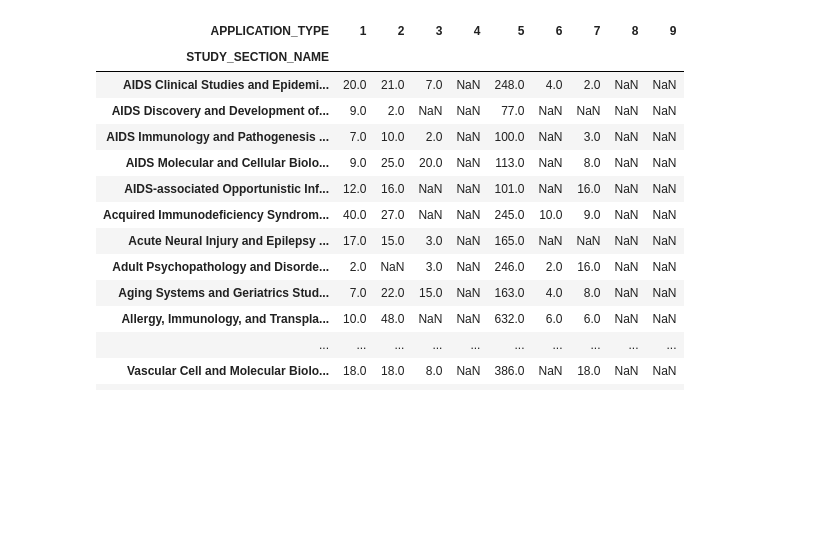
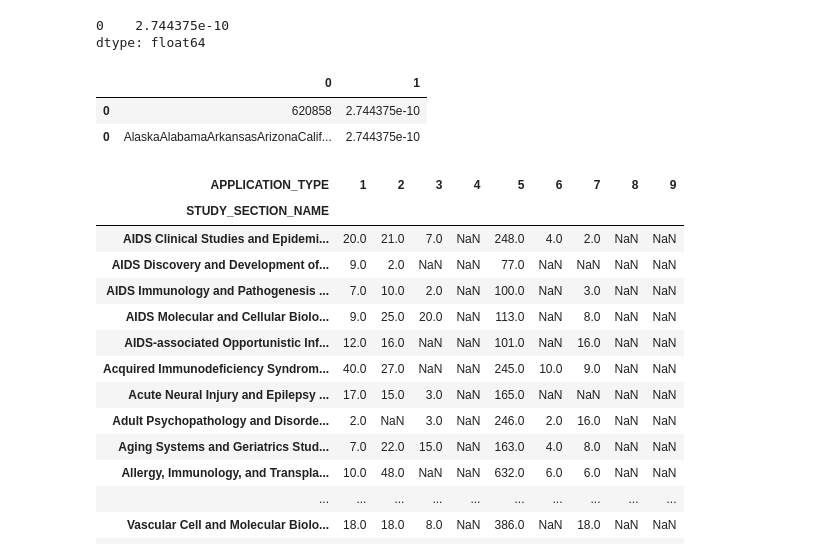
Before and after one commit to bleuknight/NLP_Ontology, a Jupyter notebook: dataincprojectNIHgenVis.ipynb, the cells around one changed output. Cells and saved outputs as stored; diff of their text form; code cells hidden in the pictures; blank space fills up the shorter version.

```diff
--- a/dataincprojectNIHgenVis.ipynb
+++ b/dataincprojectNIHgenVis.ipynb
@@ -8,11 +10,10 @@ def readMyProj(filename):
     # note not utf8 like other files
     #details for analysis : total cost -how much does a publication cost? STUDY_SECTION_NAME who is giving out the most $
     #for fun Org_city and Org_name- where does the money go? Application type (#1 is new) for time to pub
-    keepColumns = ['APPLICATION_ID', 'APPLICATION_TYPE', 'CORE_PROJECT_NUM', 'FULL_PROJECT_NUM', 'ORG_NAME',
+    keepColumns = ['APPLICATION_ID', 'ADMINISTERING_IC', 'APPLICATION_TYPE', 'CORE_PROJECT_NUM', 'FULL_PROJECT_NUM', 'ORG_NAME',
                 'ORG_STATE', 'STUDY_SECTION_NAME', 'DIRECT_COST_AMT','INDIRECT_COST_AMT','TOTAL_COST']
     #new truncated DataFrame
     dfProjDetails = df[keepColumns]
     return dfProjDetails
 
 dfProjDetails = readMyProj('RePORTER_PRJ_C_FY2015.csv')
-list(dfProjDetails.columns)
@@ -83,0 +143,13 @@ pivot
+# %%
+def statePubs(pubFile):
+    pubFile['FREQ'] = pd.to_numeric(pubFile['FREQ'], errors = "coerce")
+    pivotPubS = pd.DataFrame(pubFile.pivot_table(values = 'FREQ', index = 'ADMINISTERING_IC',
+                                                    columns= 'ORG_STATE', aggfunc = (np.sum)))
+    pivotPubS.to_csv('pubsStateSection.csv',header ='column_names')
+    stateSum = pivotPubS.sum(axis = 0)
+    stateTotal= pd.concat([stateSum, s], axis = 1)
+    pivotReady = pd.DataFrame(stateTotal.dropna())
+    return(pivotReady)
+
+pivotReady = statePubs(howManyPubs)
+pivotReady.info()
@@ -270,0 +217,15 @@ visStatePubs(pivotPubS)
+# %%
+# check how pubs and funding compare to population found here http://worldpopulationreview.com/states/
+pop = pd.read_csv('popData.csv')
+pop.columns = ['Rank', 'NAME', 'Population', 'Growth', "% of US"]
+pop['Population'] = pop['Population'].apply(lambda x: x/1000.0, 0)
+vis = vincent.Map(data=pop, geo_data=geo_data, scale=800,
+                  projection='albersUsa', data_bind='Population', data_key='NAME',
+                  map_key={'states': 'properties.NAME'}, brew='YlGnBu')
+    #Custom threshold scale
+vis.scales[0].type='threshold'
+vis.scales[0].domain = [ 0, 300, 900, 2700, 8100, 24300 ]
+vis.legend(title='Thousands of People')
+vis.to_json('vega.json')
+vis.display()
+pop.info()
@@ -271 +246,20 @@ visStatePubs(pivotPubS)
+# %%
+import functools
+def mapSubtract(inFunds, inPubs, inPop):
+    fundSum = inFunds.sum(axis = 0)
+    fundSum.columns = ['Total/100000', 'NAME']
+    print(fundSum)
+    pubSum = inPubs.sum(axis = 0)
+    pubSum.columns = ['PUBS', 'NAME']
+    firstones = pd.concat([pubSum, fundSum], axis = 1)
+
+    return (firstones)
+xx = mapSubtract(pivotMoney, pivotReady, pop)
+xx
+# %% [output]
+0    2.744375e-10
+dtype: float64
+|  | 0 | 1 |
+| 0 | 620858 | 2.744375e-10 |
+| 0 | AlaskaAlabamaArkansasArizonaCalif... | 2.744375e-10 |
 # %%
```
Also changed, not shown: parts of 28 cells of this notebook, 4 other files.
